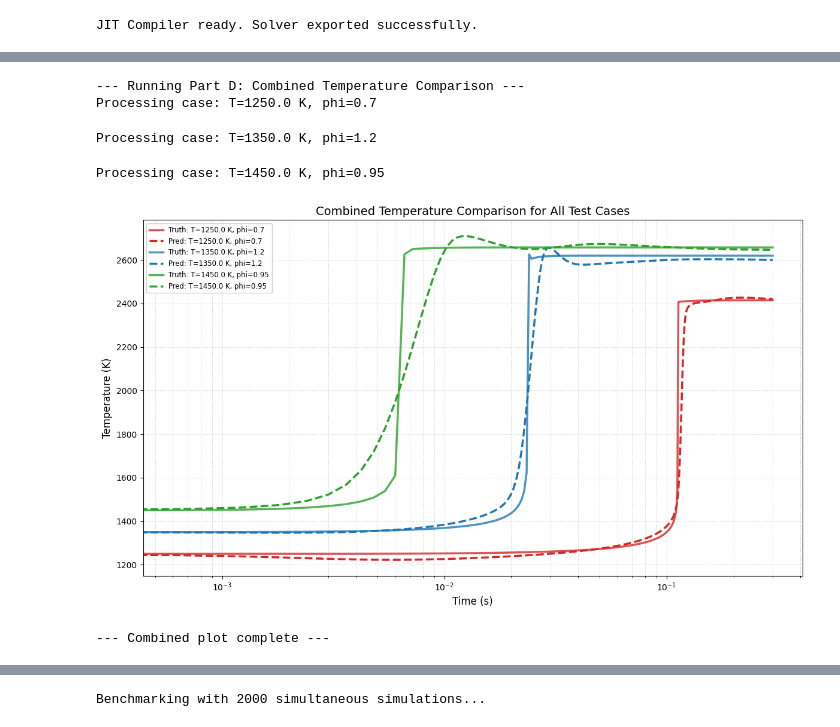
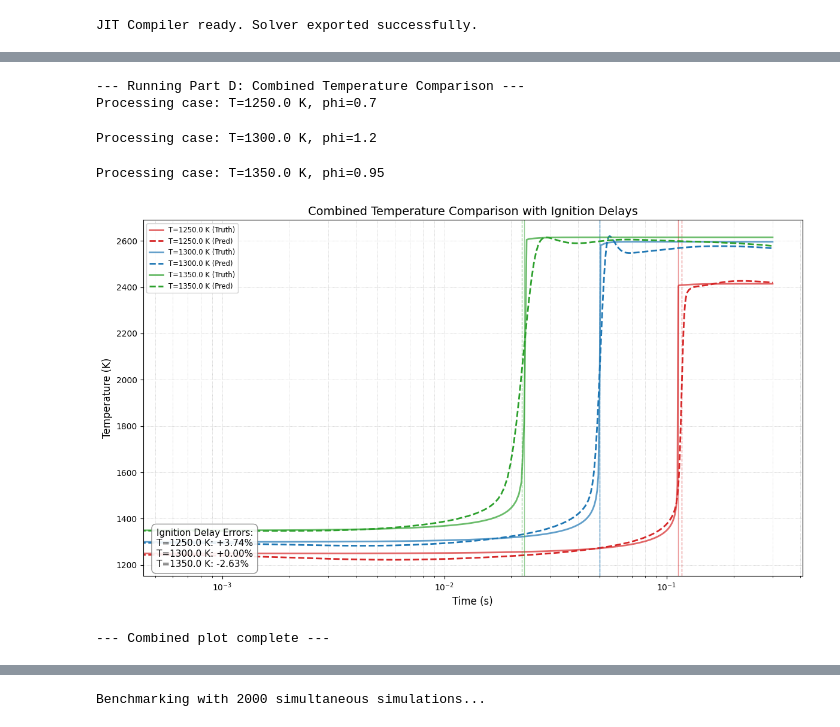
Before and after one commit to adityaprasad2005/ME691-ChemNODE-Ammonia, a Jupyter notebook: notebooks/phase4-model_evaluation.ipynb, the cells around one changed output, grey strips where cells are left out. Cells and saved outputs as stored; diff of their text form; code cells hidden in the pictures.

```diff
--- a/notebooks/phase4-model_evaluation.ipynb
+++ b/notebooks/phase4-model_evaluation.ipynb
@@ -42,8 +60,8 @@ SIM_END_TIME = 0.30
 # --- Test Parameters ---
 TEST_CASES = [
     (1250.0, 0.7),
-    (1350.0, 1.2),
-    (1450.0, 0.95)]
+    (1300.0, 1.2),
+    (1350.0, 0.95)]
 
 # --- Set device ---
 device = torch.device("cuda" if torch.cuda.is_available() else "cpu")
@@ -237,8 +255,8 @@ def plot_comparison(df_truth, df_pred, T0, phi):
     color = 'tab:red'
     ax1.set_xlabel('Time (s)')
     ax1.set_ylabel('Temperature (K)', color=color)
-    ax1.plot(df_truth['Time (s)'], df_truth['Temperature (K)'], color=color, label='Truth', lw=2)
-    ax1.plot(df_pred['Time (s)'], df_pred['Temperature (K)'], color=color, linestyle='--', label='Pred', lw=2)
+    ax1.plot(df_truth['Time (s)'], df_truth['Temperature (K)'], color=color, label='Truth temp', lw=2)
+    ax1.plot(df_pred['Time (s)'], df_pred['Temperature (K)'], color=color, linestyle='--', label='Pred temp', lw=2)
     ax1.tick_params(axis='y', labelcolor=color)
     ax1.grid(which='both', linestyle=':', linewidth=0.5)
     ax1.set_xscale('log')
@@ -289,57 +307,81 @@ for T0, phi in TEST_CASES:
 # %%
-# --- Part D: Combined Temperature Comparison Plot ---
+# --- Part D: Combined Temperature Comparison Plot (Modified) ---
 
 print("\n--- Running Part D: Combined Temperature Comparison ---")
 
 fig, ax1 = plt.subplots(figsize=(12, 7))
 
-# Use distinct colors (Red, Blue, Green) instead of a gradient
-# This makes it much easier to see specific cases
-custom_colors = ['tab:red', 'tab:blue', 'tab:green', 'tab:purple', 'tab:orange']
+# Use distinct colors
+custom_colors = ['tab:red', 'tab:blue', 'tab:green']
+
+# String to accumulate error stats for the text box
+stats_text = "Ignition Delay Errors:\n"
 
 # Loop over all test cases
 for i, (T0, phi) in enumerate(TEST_CASES):
     print(f"Processing case: T={T0} K, phi={phi}")
 
-    # 1. Get Ground Truth
+    # 1. Get Data
     df_truth = get_ground_truth_sim(T0, phi, ct.one_atm)
-
-    # 2. Get NODE Prediction
     df_pred = get_node_prediction(T0, phi, ct.one_atm)
 
-    # 3. Plot this case
-    case_label = f"T={T0} K, phi={phi}"
+    # 2. Plot Temperature Curves
+    case_label = f"T={T0} K" # Shortened label for cleaner legend
     color = custom_colors[i % len(custom_colors)]
 
-    # Plot Ground Truth (Solid Line)
     ax1.plot(df_truth['Time (s)'], df_truth['Temperature (K)'],
-             color=color, linestyle='-', lw=2.5, alpha=0.8,
-             label=f'Truth: {case_label}')
+             color=color, linestyle='-', lw=2, alpha=0.7,
+             label=f'{case_label} (Truth)')
 
-    # Plot Prediction (Dashed Line)
     ax1.plot(df_pred['Time (s)'], df_pred['Temperature (K)'],
-             color=color, linestyle='--', lw=2.5,
-             label=f'Pred: {case_label}')
+             color=color, linestyle='--', lw=2,
+             label=f'{case_label} (Pred)')
+
+    # 3. Calculate Ignition Delays
+    tau_truth = calculate_ignition_delay(df_truth)
+    tau_pred = calculate_ignition_delay(df_pred)
+
+    # 4. Plot Ignition Time Markers (Vertical Lines)
+    #    Solid line for Truth, Dashed for Prediction
+    if not np.isnan(tau_truth):
+        ax1.axvline(x=tau_truth, color=color, linestyle='-', lw=1, alpha=0.5)
+    if not np.isnan(tau_pred):
+        ax1.axvline(x=tau_pred, color=color, linestyle='--', lw=1, alpha=0.5)
+
+    # 5. Calculate Error for Text Box
+    if not np.isnan(tau_truth) and not np.isnan(tau_pred):
+        error = ((tau_pred - tau_truth) / tau_truth) * 100
+        stats_text += f"{case_label}: {error:+.2f}%\n"
+    else:
+        stats_text += f"{case_label}: N/A\n"
 
 # --- Finalize Plot ---
 ax1.set_xlabel('Time (s)', fontsize=12)
 ax1.set_ylabel('Temperature (K)', fontsize=12)
 ax1.set_xscale('log')
 ax1.grid(which='both', linestyle=':', linewidth=0.5)
 
-# Place legend outside the plot area if it's too crowded, or 'best' inside
-ax1.legend(loc='upper left', fontsize='small', framealpha=0.9)
+# Legend (Upper Left)
+ax1.legend(loc='upper left', fontsize='small', framealpha=0.9, ncol=1)
 
-plt.title('Combined Temperature Comparison for All Test Cases', fontsize=14)
+# Stats Text Box (Bottom Left)
+ax1.text(0.02, 0.02, stats_text.strip(),
+         transform=ax1.transAxes,
+         fontsize=11,
+         verticalalignment='bottom',
+         horizontalalignment='left',
+         bbox=dict(boxstyle='round,pad=0.5', facecolor='white', alpha=0.9, edgecolor='gray'))
+
+plt.title('Combined Temperature Comparison with Ignition Delays', fontsize=14)
 plt.tight_layout()
 plt.show()
 
 print("--- Combined plot complete ---")
 # %% [output]
 --- Running Part D: Combined Temperature Comparison ---
 Processing case: T=1250.0 K, phi=0.7
-Processing case: T=1350.0 K, phi=1.2
+Processing case: T=1300.0 K, phi=1.2
-Processing case: T=1450.0 K, phi=0.95
+Processing case: T=1350.0 K, phi=0.95
-[figure, old version]
+[figure, new version]
 --- Combined plot complete ---
 # %%
```
Also changed, not shown: parts of 4 cells of this notebook.
